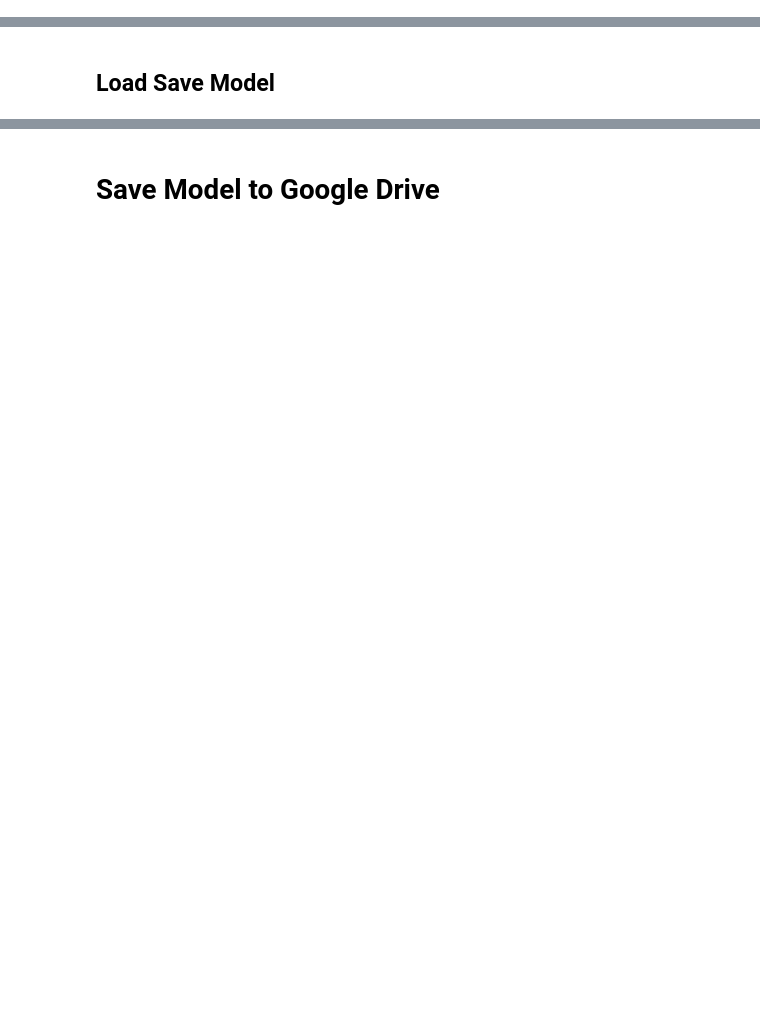
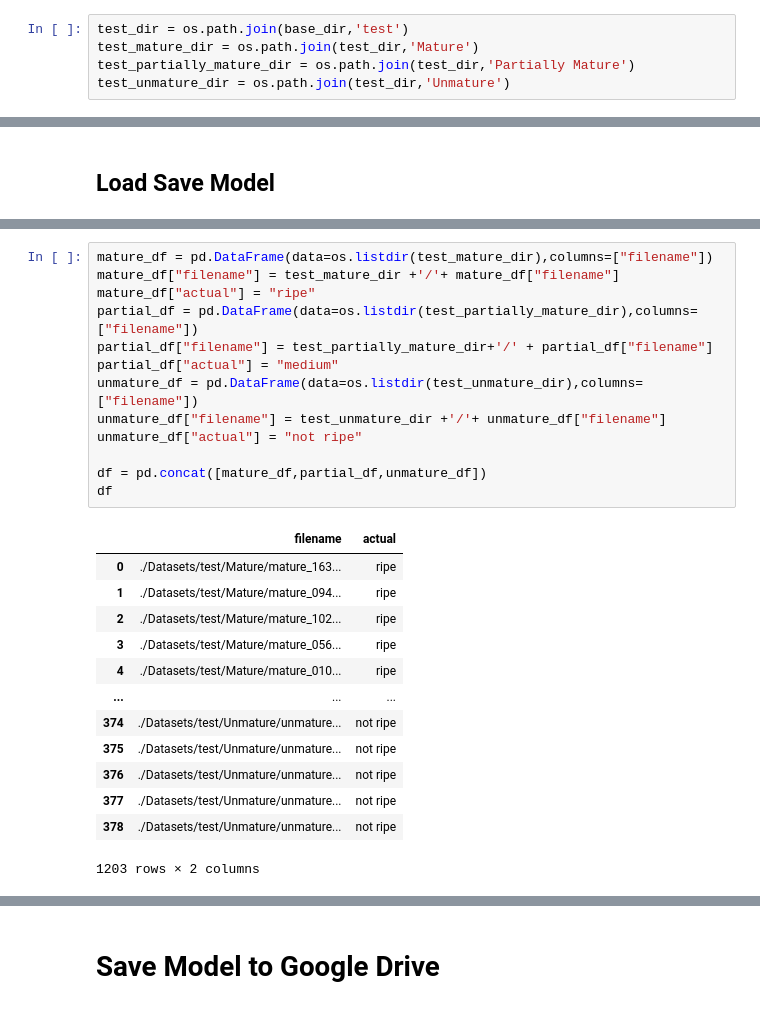
Before and after one commit to GGolfz/Papaya-Classification, a Jupyter notebook: Papaya_Ripeness_Classification.ipynb, the cells around one changed output, grey strips where cells are left out. Drawn from its saved outputs; the diff is of its cells as text; blank space fills up the shorter version.

```diff
--- a/Papaya_Ripeness_Classification.ipynb
+++ b/Papaya_Ripeness_Classification.ipynb
@@ -106,6 +247,11 @@ validate_dir = os.path.join(base_dir,'validate')
 validate_mature_dir = os.path.join(validate_dir,'Mature')
 validate_partially_mature_dir = os.path.join(validate_dir,'Partially Mature')
 validate_unmature_dir = os.path.join(validate_dir,'Unmature')
+# %%
+test_dir = os.path.join(base_dir,'test')
+test_mature_dir = os.path.join(test_dir,'Mature')
+test_partially_mature_dir = os.path.join(test_dir,'Partially Mature')
+test_unmature_dir = os.path.join(test_dir,'Unmature')
 # %% [markdown]
 ### Create directory for train and validate
 # %%
@@ -304,0 +568,27 @@ probability_model = tf.keras.Sequential([model, tf.keras.layers.Softmax()])
+# %%
+mature_df = pd.DataFrame(data=os.listdir(test_mature_dir),columns=["filename"])
+mature_df["filename"] = test_mature_dir +'/'+ mature_df["filename"]
+mature_df["actual"] = "ripe"
+partial_df = pd.DataFrame(data=os.listdir(test_partially_mature_dir),columns=["filename"])
+partial_df["filename"] = test_partially_mature_dir+'/' + partial_df["filename"]
+partial_df["actual"] = "medium"
+unmature_df = pd.DataFrame(data=os.listdir(test_unmature_dir),columns=["filename"])
+unmature_df["filename"] = test_unmature_dir +'/'+ unmature_df["filename"]
+unmature_df["actual"] = "not ripe"
+
+df = pd.concat([mature_df,partial_df,unmature_df])
+df
+# %% [output]
+|  | filename | actual |
+| 0 | ./Datasets/test/Mature/mature_163... | ripe |
+| 1 | ./Datasets/test/Mature/mature_094... | ripe |
+| 2 | ./Datasets/test/Mature/mature_102... | ripe |
+| 3 | ./Datasets/test/Mature/mature_056... | ripe |
+| 4 | ./Datasets/test/Mature/mature_010... | ripe |
+| ... | ... | ... |
+| 374 | ./Datasets/test/Unmature/unmature... | not ripe |
+| 375 | ./Datasets/test/Unmature/unmature... | not ripe |
+| 376 | ./Datasets/test/Unmature/unmature... | not ripe |
+| 377 | ./Datasets/test/Unmature/unmature... | not ripe |
+| 378 | ./Datasets/test/Unmature/unmature... | not ripe |
+1203 rows × 2 columns
```
Also changed, not shown: parts of 61 cells of this notebook, 24 other files.
